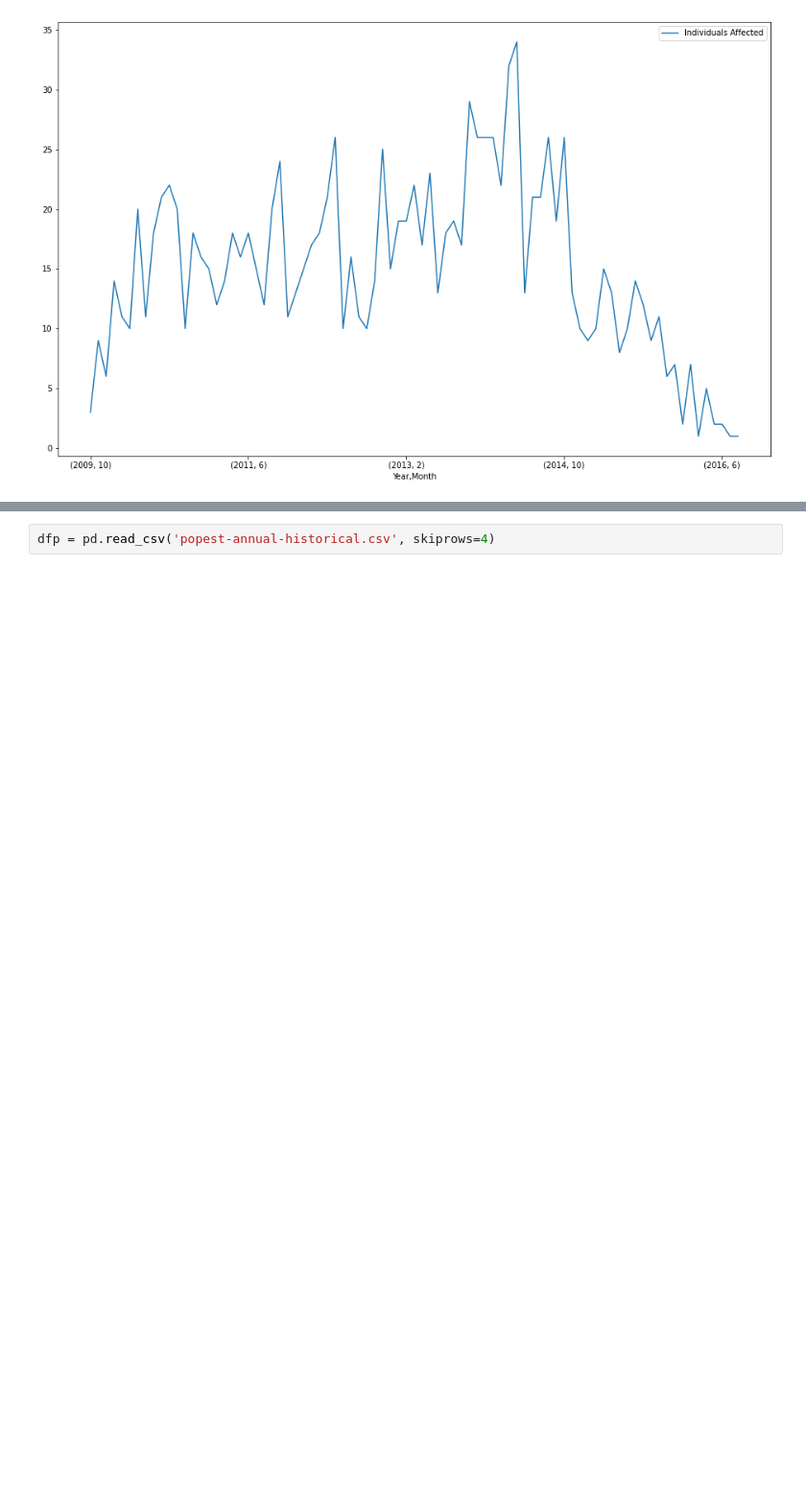
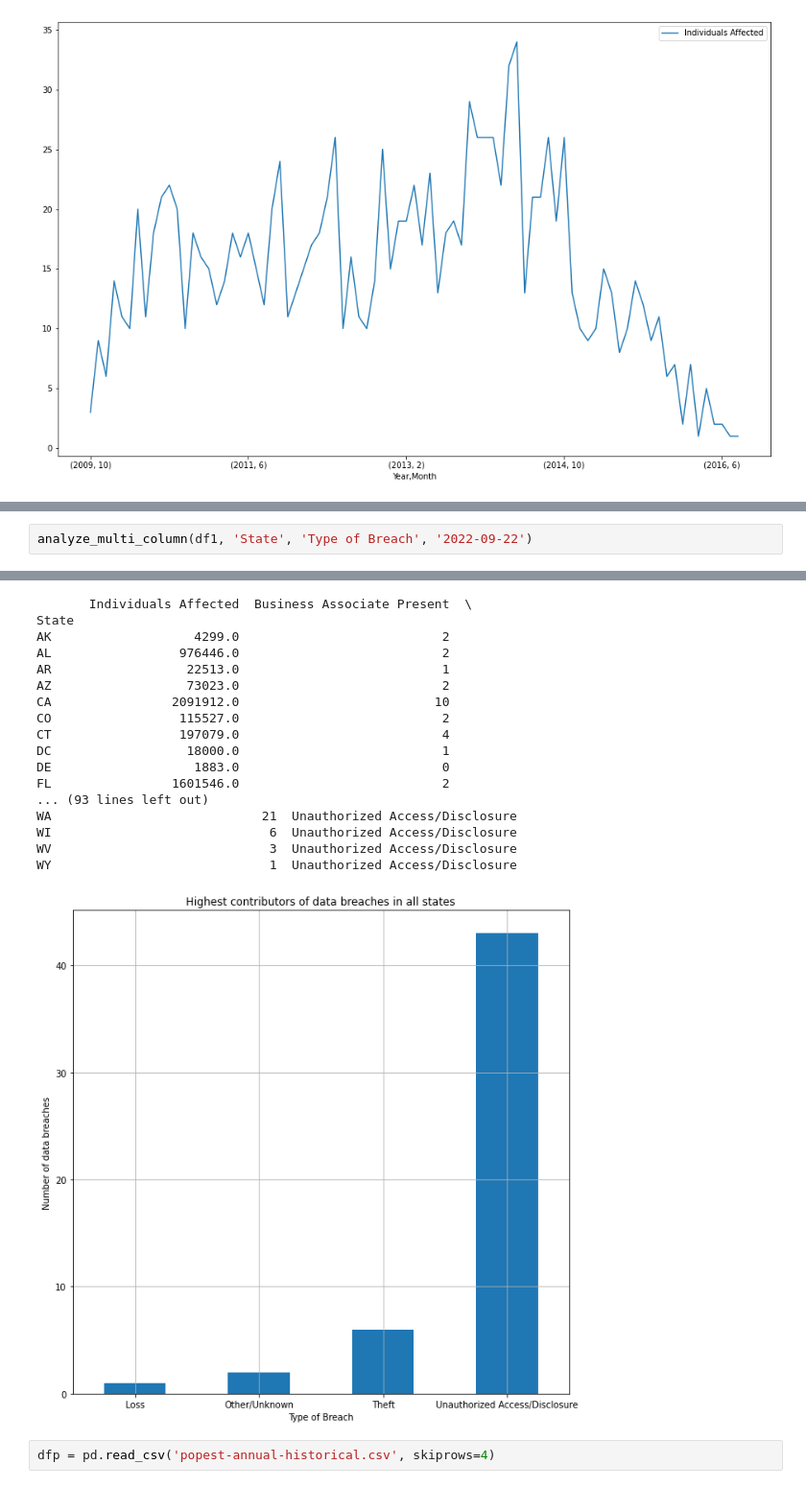
Before and after one commit to noelthomas28/2022Fall_projects, a Jupyter notebook: IS597PR_Final_Project.ipynb, the cells around one changed output, grey strips where cells are left out. Shown: that part at 96% size. Drawn from its saved outputs; the diff is of its cells as text; blank space fills up the shorter version.

```diff
--- a/IS597PR_Final_Project.ipynb
+++ b/IS597PR_Final_Project.ipynb
@@ -490,0 +556,3 @@ See the caveats in the documentation: https://pandas.pydata.org/pandas-docs/stab
+# %%
+analyze_multi_column(df1, 'State', 'Type of Breach', '2022-09-22')
+# %% [output]
@@ -491,3 +573,21 @@ See the caveats in the documentation: https://pandas.pydata.org/pandas-docs/stab
+       Individuals Affected  Business Associate Present  \
+State
+AK                   4299.0                           2
+AL                 976446.0                           2
+AR                  22513.0                           1
+AZ                  73023.0                           2
+CA                2091912.0                          10
+CO                 115527.0                           2
+CT                 197079.0                           4
+DC                  18000.0                           1
+DE                   1883.0                           0
+FL                1601546.0                           2
+... (93 lines left out)
+WA                            21  Unauthorized Access/Disclosure
+WI                             6  Unauthorized Access/Disclosure
+WV                             3  Unauthorized Access/Disclosure
+WY                             1  Unauthorized Access/Disclosure
+[figure, added]
 # %%
 dfp = pd.read_csv('popest-annual-historical.csv', skiprows=4)
 # %%
```
Also changed, not shown: parts of 4 cells of this notebook, 1 other file.
